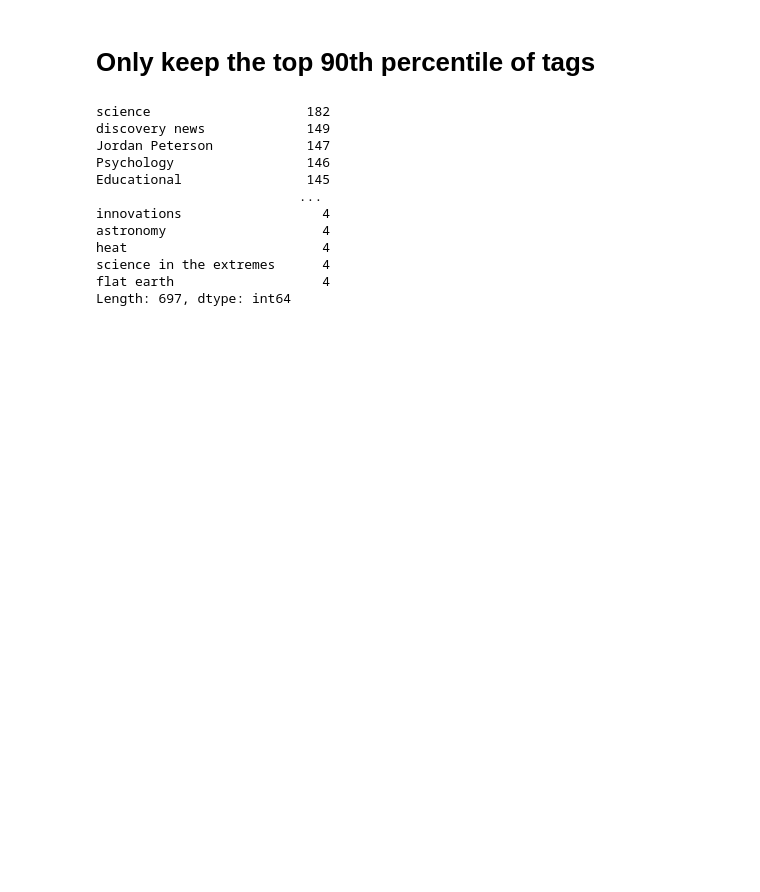
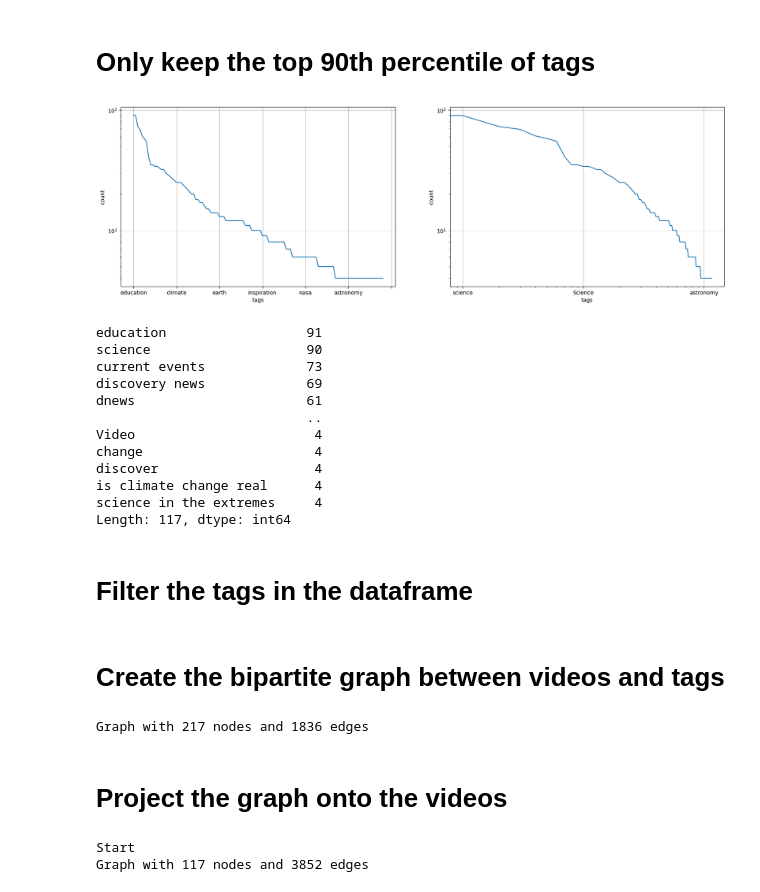
Before and after one commit to agatha-duzan/ada-2023-project-fadamily, a Jupyter notebook: tag_analysis.ipynb, the cells around one changed output. Cells and saved outputs as stored; diff of their text form; code cells hidden in the pictures; blank space fills up the shorter version.

```diff
--- a/tag_analysis.ipynb
+++ b/tag_analysis.ipynb
@@ -46,19 +69,26 @@ Length: 7824, dtype: int64
 # %% [markdown]
 # Only keep the top 90th percentile of tags
 # %%
-counts_90th = tags_count.quantile(0.9)
-tags_count = tags_count[tags_count > counts_90th]
-print(tags_count)
+threshold = tags_count.quantile(0.9)
+common_tags_count = tags_count[tags_count > threshold]
+fig, ax = plt.subplots(1, 2, figsize=(20, 6))
+common_tags_count.plot(xlabel='tags', ylabel='count', ax=ax[0], logy=True, logx=False, grid=True)
+common_tags_count.plot(xlabel='tags', ylabel='count', ax=ax[1], logy=True, logx=True, grid=True)
+plt.show()
+common_tags_count
 # %% [output]
+[figure, added]
-science                    182
-discovery news             149
-Jordan Peterson            147
-Psychology                 146
-Educational                145
-                          ...
-innovations                  4
-astronomy                    4
-heat                         4
-science in the extremes      4
-flat earth                   4
-Length: 697, dtype: int64
+education                  91
+science                    90
+current events             73
+discovery news             69
+dnews                      61
+                           ..
+Video                       4
+change                      4
+discover                    4
+is climate change real      4
+science in the extremes     4
+Length: 117, dtype: int64
+# %% [markdown]
+# Filter the tags in the dataframe
@@ -64,0 +98,22 @@ Length: 697, dtype: int64
+# %% [markdown]
+# Create the bipartite graph between videos and tags
+# %%
+G = nx.Graph()
+G.add_nodes_from(common_tags, bipartite=0)
+G.add_nodes_from(list(data.index), bipartite=1)
+
+for video, tags in tqdm(data.items(), total=len(data)):
+    for tag in tags:
+        G.add_edge(video, tag)
+print(G)
+# %% [output]
+Graph with 217 nodes and 1836 edges
+# %% [markdown]
+# Project the graph onto the videos
+# %%
+print("Start")
+tag_graph = nx.bipartite.weighted_projected_graph(G, common_tags)
+print(tag_graph)
+# %% [output]
+Start
+Graph with 117 nodes and 3852 edges
```
Also changed, not shown: parts of 11 cells of this notebook.
